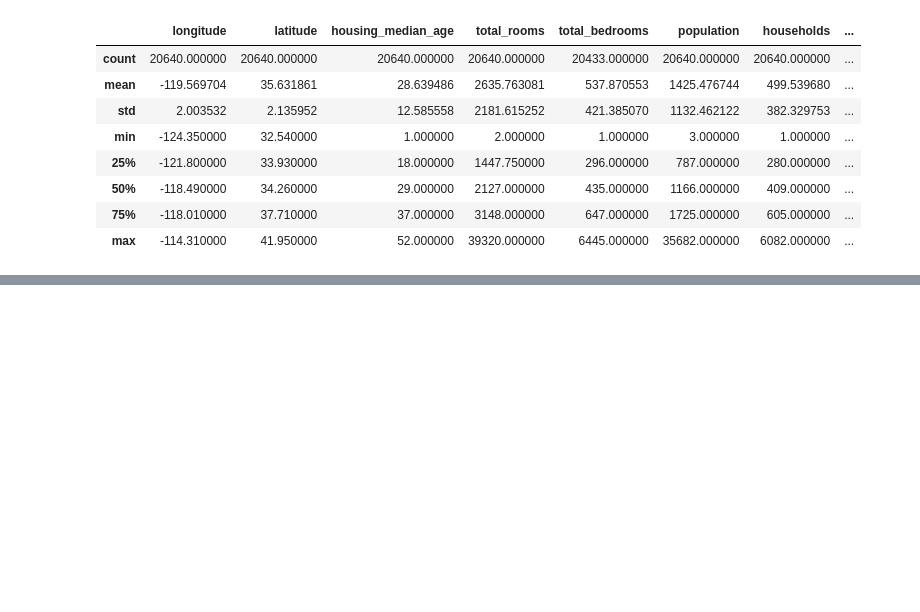
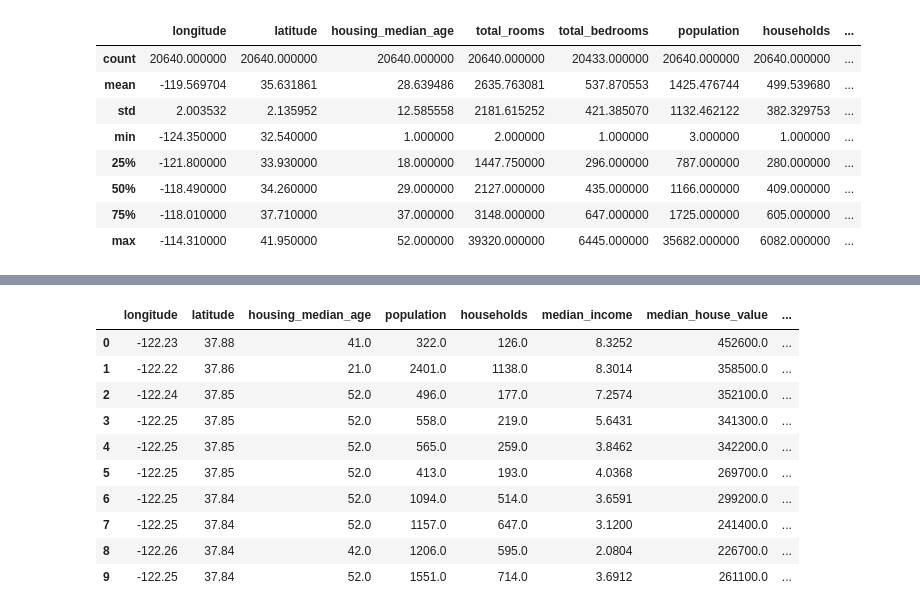
Before and after one commit to Joao-Inacio/Labs, a Jupyter notebook: california _housing_prices/price.ipynb, the cells around one changed output, grey strips where cells are left out. Cells and saved outputs as stored; diff of their text form; code cells hidden in the pictures; blank space fills up the shorter version.

```diff
--- a/california _housing_prices/price.ipynb
+++ b/california _housing_prices/price.ipynb
@@ -64,0 +89,20 @@ df.describe()
+# %%
+# Biblioteca
+from sklearn.preprocessing import OneHotEncoder
+
+
+# Crie uma instância do OneHotEncoder
+onehotencoder = OneHotEncoder(categories='auto', sparse_output=False, dtype='int32')
+
+# Aplique a codificação one-hot na coluna 'ocean_proximity'
+ohe = onehotencoder.fit_transform(df[['ocean_proximity']])
+
+# Obtenha os nomes das categorias
+categories = onehotencoder.categories_[0]
+
+# Crie os nomes das colunas
+column_names = [f"{category}" for category in categories]
+
+# Crie o DataFrame resultante com as colunas codificadas
+ohe_df = pd.DataFrame(ohe, columns=column_names)
+ohe_df
@@ -64,0 +123,4 @@ df.describe()
+# %%
+# Concatenando os dois data frame em um só
+ds = pd.concat([df, ohe_df], axis=1)
+ds.head()
@@ -64,0 +134,4 @@ df.describe()
+# %%
+# Dividido o total de cômodos por família
+ds['total_rooms_per_households'] = ds['total_rooms'] / ds['households']
+ds.head()
@@ -64,0 +145,4 @@ df.describe()
+# %%
+# Dividido o total de quartos por família
+ds['total_bedrooms_per_households'] = ds['total_bedrooms'] / ds['households']
+ds.head()
@@ -64,0 +156,16 @@ df.describe()
+# %%
+# Eliminado total_rooms, total_bedrooms e ocean_proximity
+ds = ds.drop(['total_rooms', 'total_bedrooms', 'ocean_proximity'], axis=1)
+ds.head(10)
+# %% [output]
+|  | longitude | latitude | housing_median_age | population | households | median_income | median_house_value | ... |
+| 0 | -122.23 | 37.88 | 41.0 | 322.0 | 126.0 | 8.3252 | 452600.0 | ... |
+| 1 | -122.22 | 37.86 | 21.0 | 2401.0 | 1138.0 | 8.3014 | 358500.0 | ... |
+| 2 | -122.24 | 37.85 | 52.0 | 496.0 | 177.0 | 7.2574 | 352100.0 | ... |
+| 3 | -122.25 | 37.85 | 52.0 | 558.0 | 219.0 | 5.6431 | 341300.0 | ... |
+| 4 | -122.25 | 37.85 | 52.0 | 565.0 | 259.0 | 3.8462 | 342200.0 | ... |
+| 5 | -122.25 | 37.85 | 52.0 | 413.0 | 193.0 | 4.0368 | 269700.0 | ... |
+| 6 | -122.25 | 37.84 | 52.0 | 1094.0 | 514.0 | 3.6591 | 299200.0 | ... |
+| 7 | -122.25 | 37.84 | 52.0 | 1157.0 | 647.0 | 3.1200 | 241400.0 | ... |
+| 8 | -122.26 | 37.84 | 42.0 | 1206.0 | 595.0 | 2.0804 | 226700.0 | ... |
+| 9 | -122.25 | 37.84 | 52.0 | 1551.0 | 714.0 | 3.6912 | 261100.0 | ... |
```
Also changed, not shown: parts of 6 cells of this notebook.
